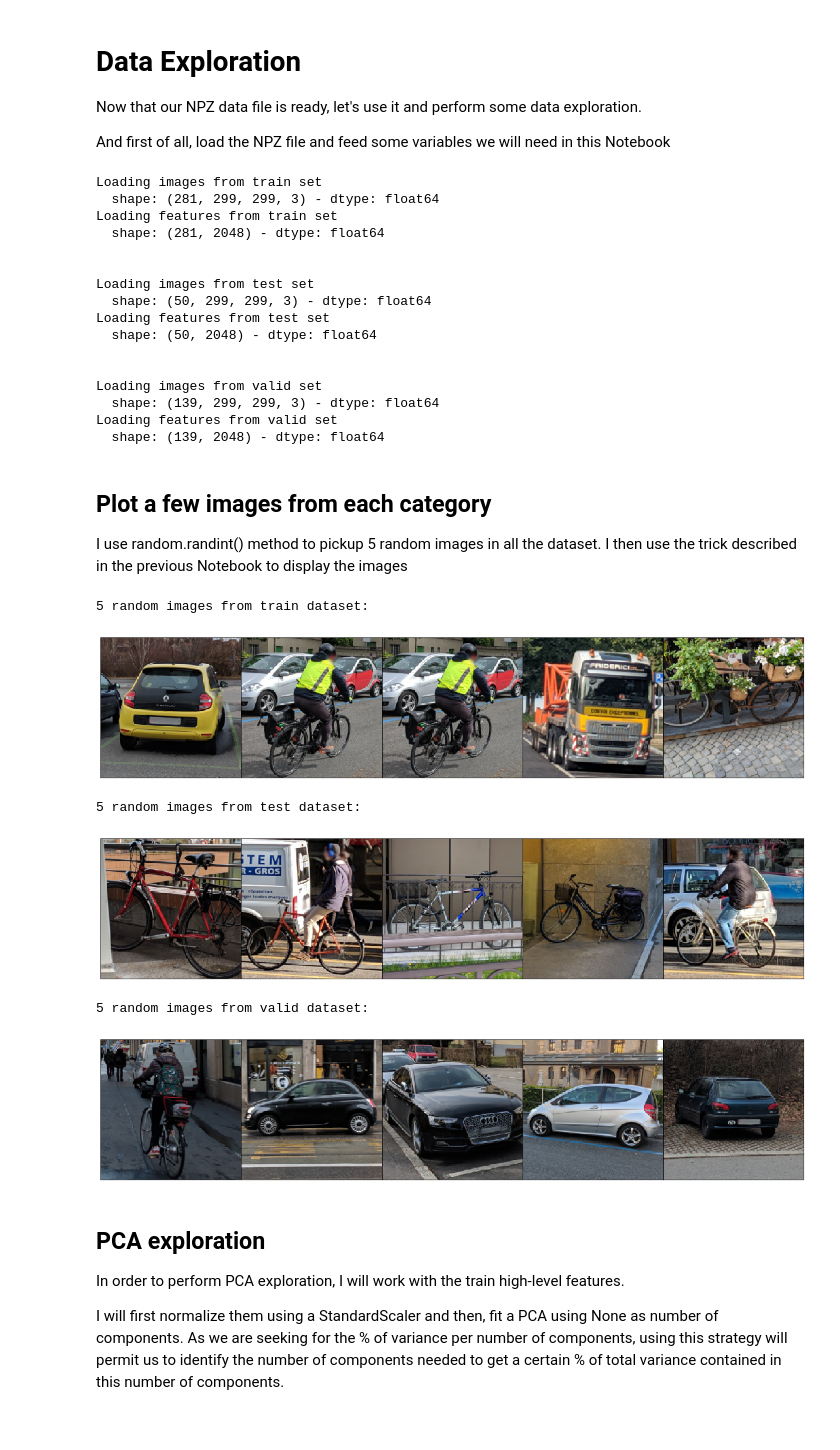
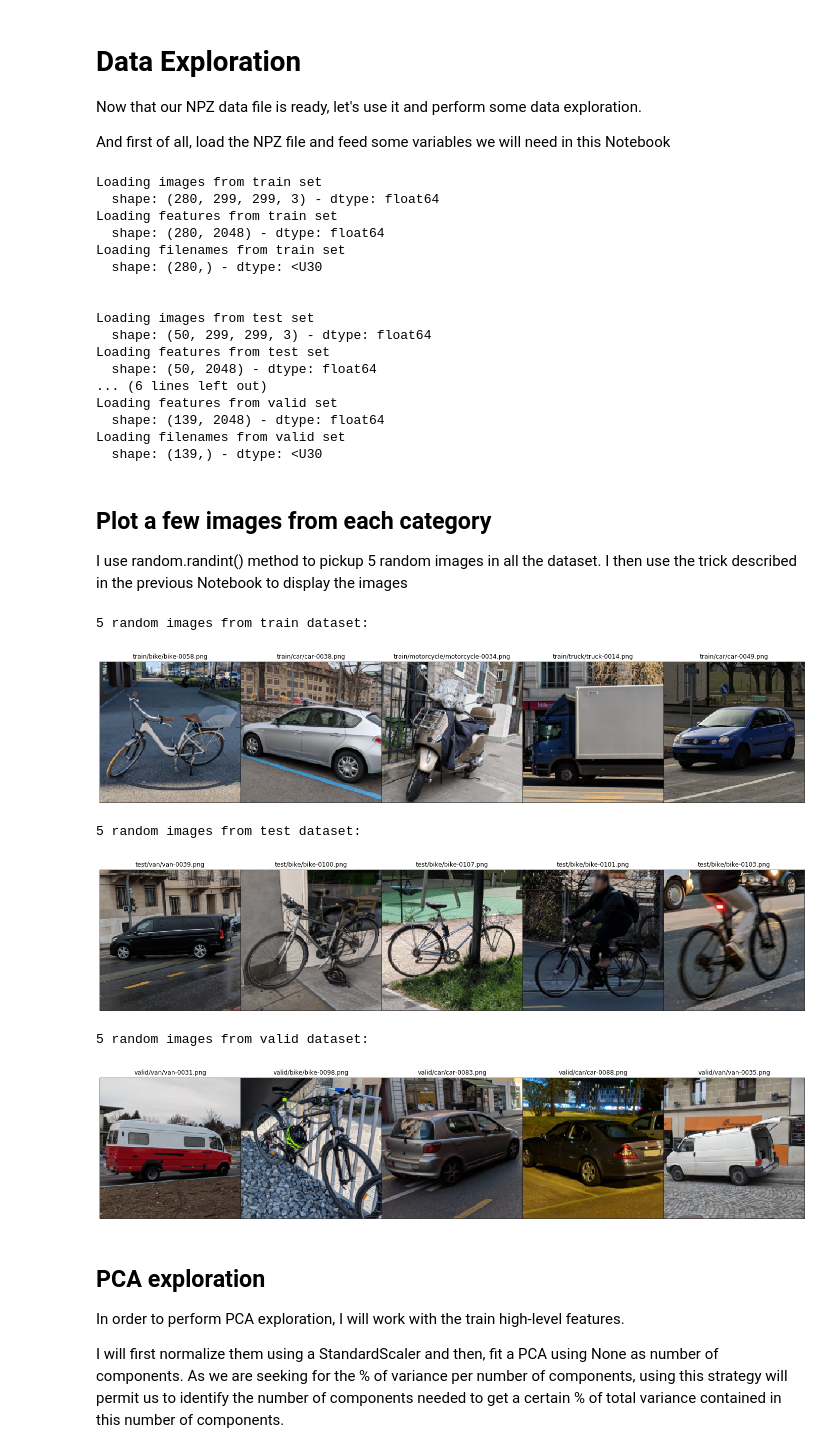
Before and after one commit to xnicolovici/machine_learning, a Jupyter notebook: notebooks/Course No 4/11. Course project/02 - Data exploration.ipynb, the cells around one changed output. Cells and saved outputs as stored; diff of their text form; code cells hidden in the pictures; blank space fills up the shorter version.

Commit message:
Display filenames of the rendered pictures

```diff
--- a/notebooks/Course No 4/11. Course project/02 - Data exploration.ipynb
+++ b/notebooks/Course No 4/11. Course project/02 - Data exploration.ipynb
@@ -12,6 +12,7 @@ import os
 
 images={}
 features={}
+filenames={}
 
 with np.load(os.path.join('data', 'data.npz')) as npz_file:
     dataset_name=npz_file['constant_value'][0]
@@ -22,24 +23,29 @@ with np.load(os.path.join('data', 'data.npz')) as npz_file:
         print("Loading features from {} set".format(name))
         features[name]=npz_file['{}_features'.format(name)]
         print('  shape: {} - dtype: {}'.format(features[name].shape, features[name].dtype))
+        print("Loading filenames from {} set".format(name))
+        filenames[name]=npz_file['{}_filenames'.format(name)]
+        print('  shape: {} - dtype: {}'.format(filenames[name].shape, filenames[name].dtype))
+
         print("\n")
 # %% [output]
 Loading images from train set
-  shape: (281, 299, 299, 3) - dtype: float64
+  shape: (280, 299, 299, 3) - dtype: float64
 Loading features from train set
-  shape: (281, 2048) - dtype: float64
+  shape: (280, 2048) - dtype: float64
+Loading filenames from train set
+  shape: (280,) - dtype: <U30
 
 
 Loading images from test set
   shape: (50, 299, 299, 3) - dtype: float64
 Loading features from test set
   shape: (50, 2048) - dtype: float64
-
-
-Loading images from valid set
-  shape: (139, 299, 299, 3) - dtype: float64
+... (6 lines left out)
 Loading features from valid set
   shape: (139, 2048) - dtype: float64
+Loading filenames from valid set
+  shape: (139,) - dtype: <U30
 # %% [markdown]
 ## Plot a few images from each category
 
@@ -47,35 +53,36 @@ I use random.randint() method to pickup 5 random images in all the dataset. I th
 # %%
 from random import randint
 
 
 %matplotlib inline
 import matplotlib.pyplot as plt
 
 
 # Plot random images from each dataset
 for name in dataset_name:
     print("\n5 random images from {} dataset:".format(name))
 
     # Create a grid of subplots
-    fig, axes = plt.subplots(nrows=1, ncols=5, figsize=(20, 8))
+    fig, axes = plt.subplots(nrows=1, ncols=5, figsize=(25, 10))
 
     # Remove gaps between suplots
     plt.subplots_adjust(wspace=0, hspace=0)
 
     for i, axis in enumerate(axes.flatten()):
         image_index=randint(0, len(images[name])-1)
-        axis.imshow(np.array(images['train'][image_index]*255, dtype=np.uint8))
+        axis.imshow(np.array(images[name][image_index]*255, dtype=np.uint8))
         axis.get_xaxis().set_visible(False) # disable x-axis
         axis.get_yaxis().set_visible(False) # disable y-axis
+        axis.set_title('{}/{}'.format(name, filenames[name][image_index]))
 
     plt.show()
 # %% [output]
 5 random images from train dataset:
-[figure, old version]
+[figure, new version]
 5 random images from test dataset:
-[figure, old version]
+[figure, new version]
 5 random images from valid dataset:
-[figure, old version]
+[figure, new version]
 # %% [markdown]
 ## PCA exploration
 
```
